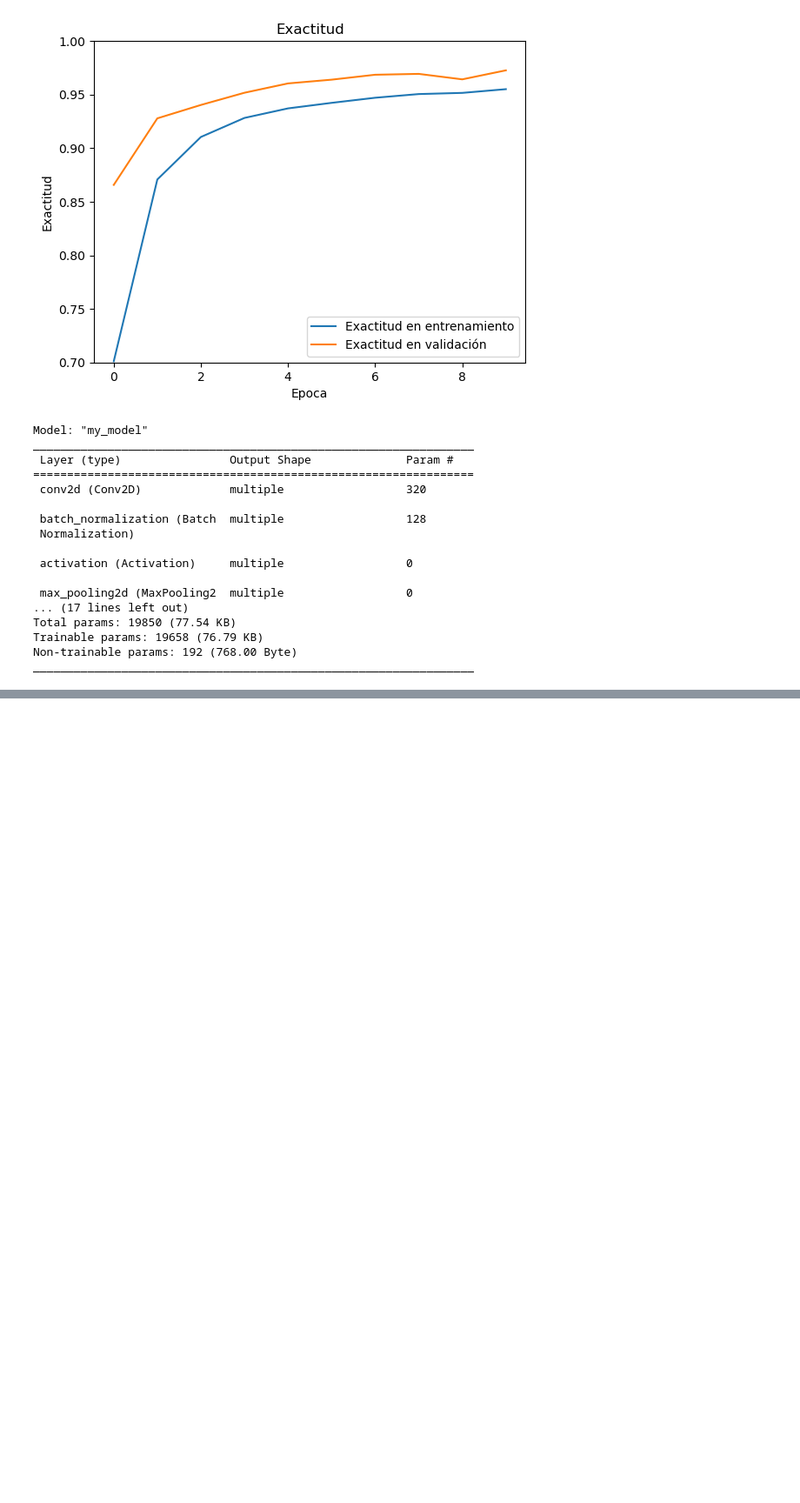
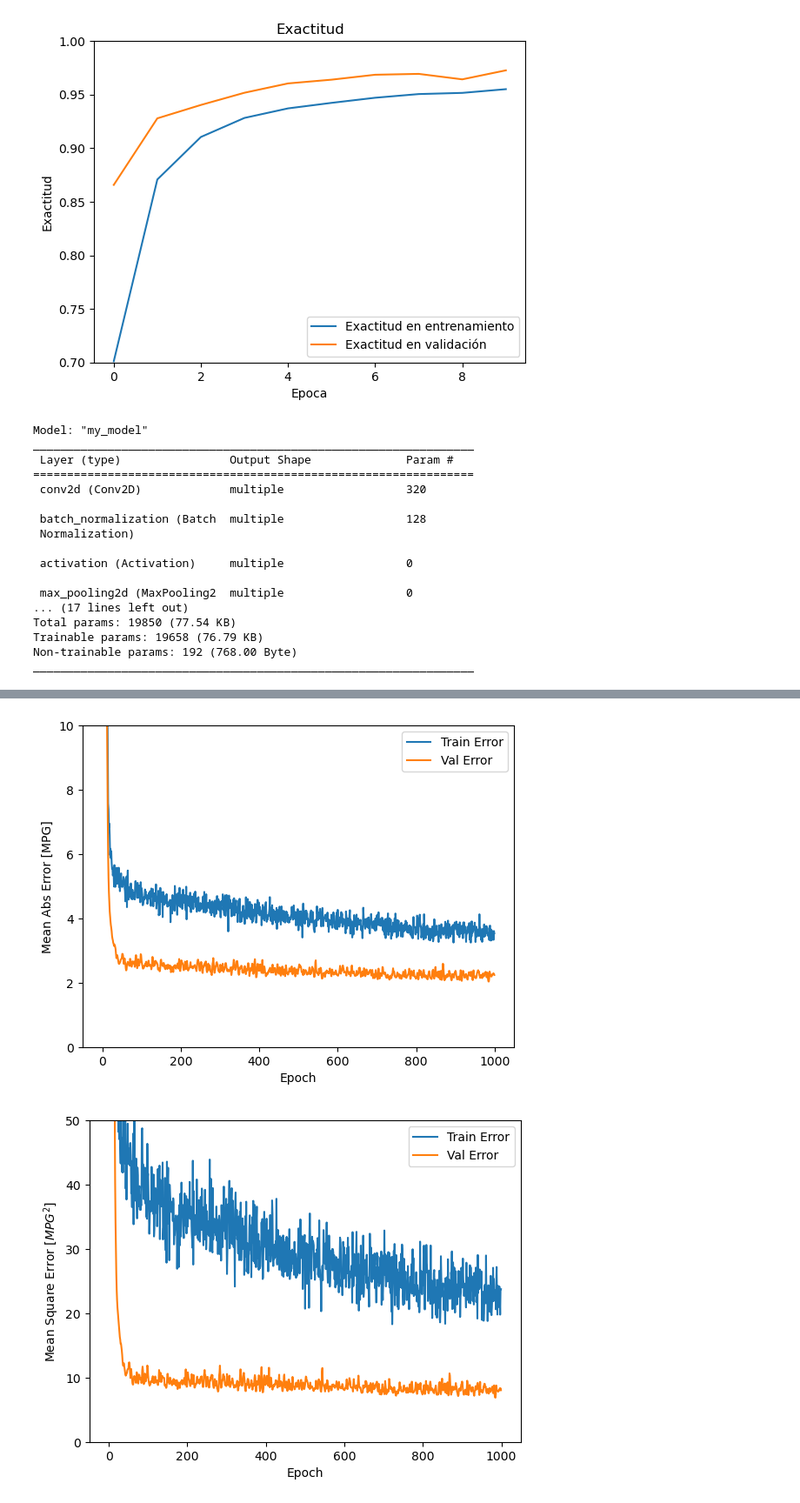
Before and after one commit to drojaspater/ArtificialIntelligence, a Jupyter notebook: ClassNotes/NotasIA.ipynb, the cells around one changed output, grey strips where cells are left out. Shown: that part at 87% size. Cells and saved outputs as stored; diff of their text form; code cells hidden in the pictures; blank space fills up the shorter version.

```diff
--- a/ClassNotes/NotasIA.ipynb
+++ b/ClassNotes/NotasIA.ipynb
@@ -377,0 +571,6 @@ Las librerias utilizadas para esta practica seran:
+# %%
+#Escogemos el optimizador, metrica y función de perdida
+optimizer = tf.keras.optimizers.Adam()
+model.compile(loss='mse',
+                optimizer=optimizer,
+                metrics=['mae', 'mse'])
@@ -377,0 +579,14 @@ Las librerias utilizadas para esta practica seran:
+# %%
+# Display training progress by printing a single dot for each completed epoch
+class PrintDot(tf.keras.callbacks.Callback):
+  def on_epoch_end(self, epoch, logs):
+    if epoch % 100 == 0: print('')
+    print('.', end='')
+
+epochs = 1000
+
+#Superisión del entrenamiento
+history = model.fit(
+  normed_train_data, train_labels,
+  epochs=epochs, validation_split = 0.2, verbose=0,
+  callbacks=[PrintDot()])
@@ -377,0 +642,32 @@ Las librerias utilizadas para esta practica seran:
+# %%
+def plot_history(history):
+  '''Realiza histograma de a historia'''
+  hist = pd.DataFrame(history.history)
+  hist['epoch'] = history.epoch
+
+  plt.figure()
+  plt.xlabel('Epoch')
+  plt.ylabel('Mean Abs Error [MPG]')
+  plt.plot(hist['epoch'], hist['mae'],
+           label='Train Error')
+  plt.plot(hist['epoch'], hist['val_mae'],
+           label = 'Val Error')
+  plt.ylim([0,10])
+  plt.legend()
+
+  plt.figure()
+  plt.xlabel('Epoch')
+  plt.ylabel('Mean Square Error [$MPG^2$]')
+  plt.plot(hist['epoch'], hist['mse'],
+           label='Train Error')
+  plt.plot(hist['epoch'], hist['val_mse'],
+           label = 'Val Error')
+  plt.ylim([0,50])
+  plt.legend()
+  plt.show()
+
+
+plot_history(history)
+# %% [output]
+[figure, added]
+[figure, added]
```
Also changed, not shown: parts of 32 cells of this notebook, 4 other files.
